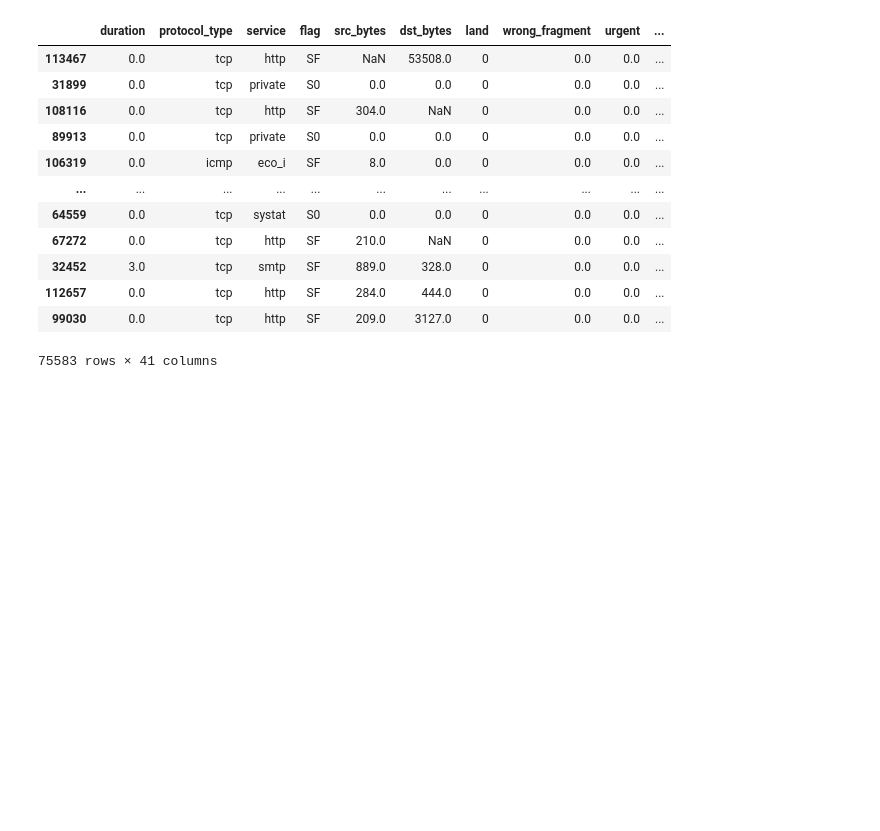
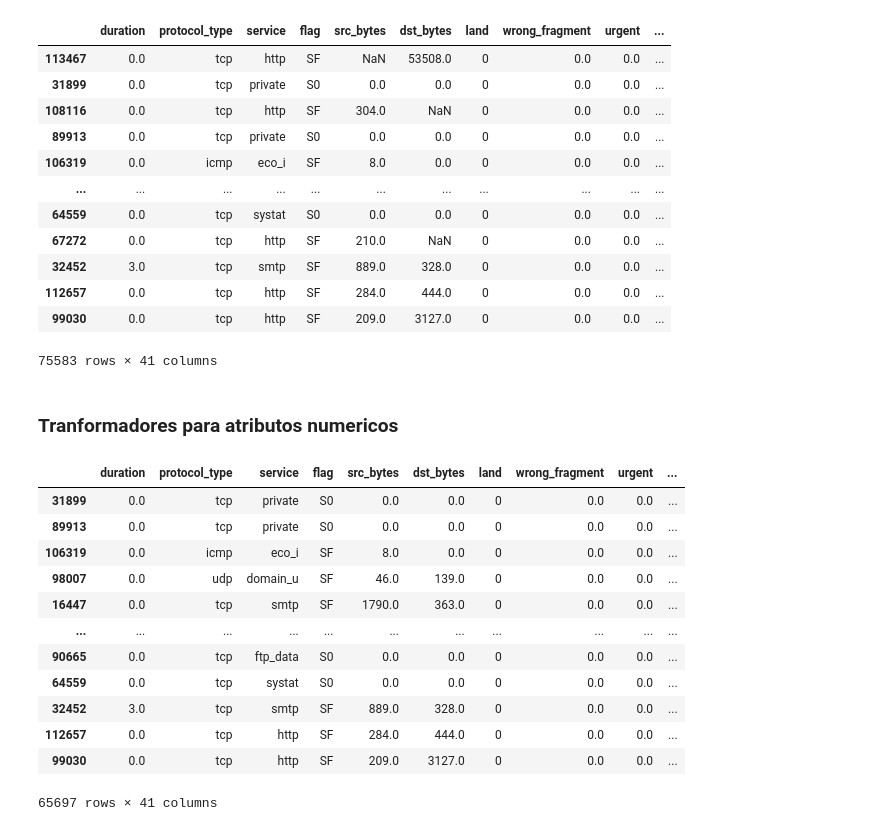
Before and after one commit to FRANCISCODANIEL03/Simulacion, a Jupyter notebook: 9.-Creacion_de_Transformadores_y_Pipelines_Personalizados.ipynb, the cells around one changed output. Cells and saved outputs as stored; diff of their text form; code cells hidden in the pictures; blank space fills up the shorter version.

Commit message:
create transformer to delete null rows

```diff
--- a/9.-Creacion_de_Transformadores_y_Pipelines_Personalizados.ipynb
+++ b/9.-Creacion_de_Transformadores_y_Pipelines_Personalizados.ipynb
@@ -120,3 +120,34 @@ x_train
 | 112657 | 0.0 | tcp | http | SF | 284.0 | 444.0 | 0 | 0.0 | 0.0 | ... |
 | 99030 | 0.0 | tcp | http | SF | 209.0 | 3127.0 | 0 | 0.0 | 0.0 | ... |
 75583 rows × 41 columns
+# %% [markdown]
+### Tranformadores para atributos numericos
+# %%
+# Transformador creado para eliminar las filas con valores nulos
+from sklearn.base import BaseEstimator, TransformerMixin
+
+class DeleteNanRows(BaseEstimator, TransformerMixin):
+    def __init__(self):
+        pass
+    def fit(self, x, y = None):
+        return self
+    def transform(self, x, y = None):
+        return x.dropna()
+# %%
+delete_nan = DeleteNanRows()
+x_train_prep = delete_nan.fit_transform(x_train)
+x_train_prep
+# %% [output]
+|  | duration | protocol_type | service | flag | src_bytes | dst_bytes | land | wrong_fragment | urgent | ... |
+| 31899 | 0.0 | tcp | private | S0 | 0.0 | 0.0 | 0 | 0.0 | 0.0 | ... |
+| 89913 | 0.0 | tcp | private | S0 | 0.0 | 0.0 | 0 | 0.0 | 0.0 | ... |
+| 106319 | 0.0 | icmp | eco_i | SF | 8.0 | 0.0 | 0 | 0.0 | 0.0 | ... |
+| 98007 | 0.0 | udp | domain_u | SF | 46.0 | 139.0 | 0 | 0.0 | 0.0 | ... |
+| 16447 | 0.0 | tcp | smtp | SF | 1790.0 | 363.0 | 0 | 0.0 | 0.0 | ... |
+| ... | ... | ... | ... | ... | ... | ... | ... | ... | ... | ... |
+| 90665 | 0.0 | tcp | ftp_data | S0 | 0.0 | 0.0 | 0 | 0.0 | 0.0 | ... |
+| 64559 | 0.0 | tcp | systat | S0 | 0.0 | 0.0 | 0 | 0.0 | 0.0 | ... |
+| 32452 | 3.0 | tcp | smtp | SF | 889.0 | 328.0 | 0 | 0.0 | 0.0 | ... |
+| 112657 | 0.0 | tcp | http | SF | 284.0 | 444.0 | 0 | 0.0 | 0.0 | ... |
+| 99030 | 0.0 | tcp | http | SF | 209.0 | 3127.0 | 0 | 0.0 | 0.0 | ... |
+65697 rows × 41 columns
```
